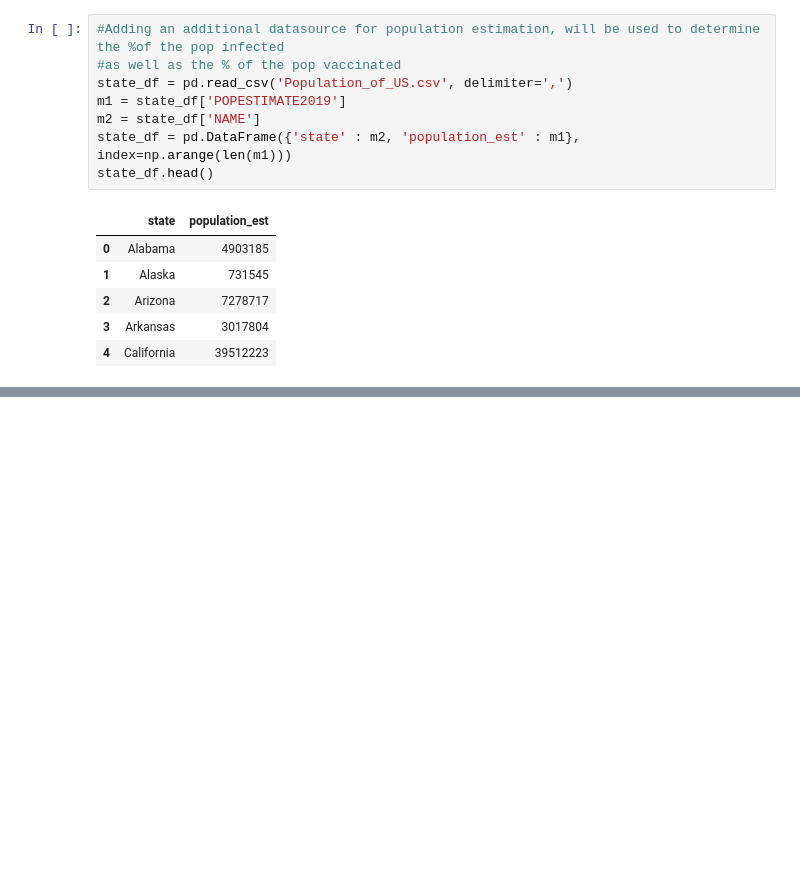
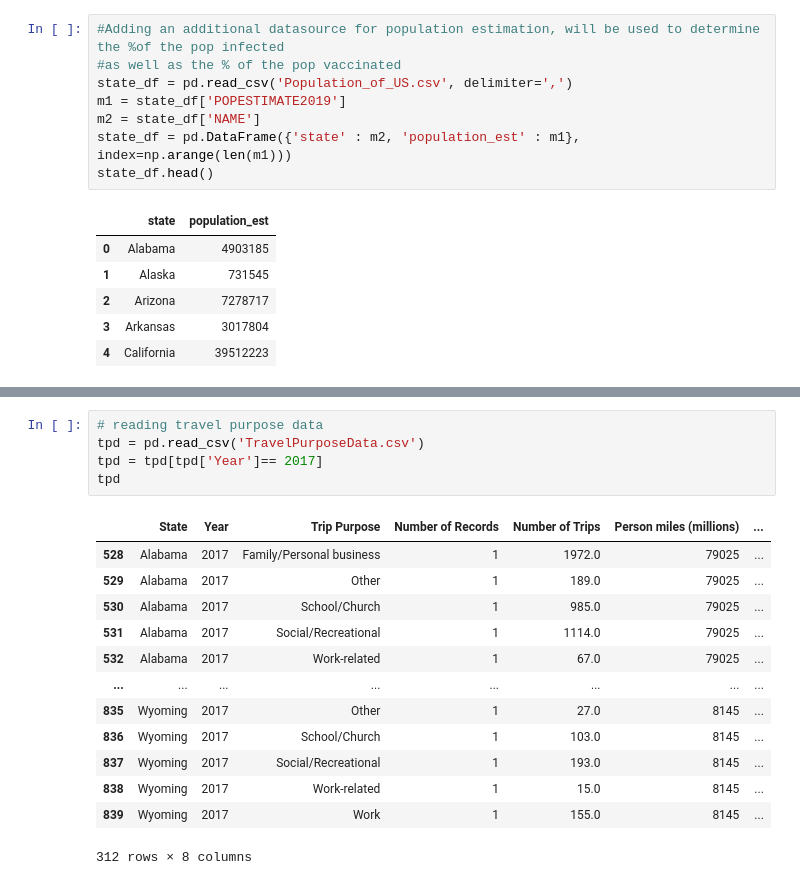
Before and after one commit to SchneiderAJ/B498proj, a Jupyter notebook: roughdraft.ipynb, the cells around one changed output, grey strips where cells are left out. Cells and saved outputs as stored; diff of their text form; blank space fills up the shorter version.

Commit message:
working on travel purpose data

```diff
--- a/roughdraft.ipynb
+++ b/roughdraft.ipynb
@@ -185,0 +207,19 @@ ychd.to_csv('condensed_travel.csv')
+# %%
+# reading travel purpose data
+tpd = pd.read_csv('TravelPurposeData.csv')
+tpd = tpd[tpd['Year']== 2017]
+tpd
+# %% [output]
+|  | State | Year | Trip Purpose | Number of Records | Number of Trips | Person miles (millions) | ... |
+| 528 | Alabama | 2017 | Family/Personal business | 1 | 1972.0 | 79025 | ... |
+| 529 | Alabama | 2017 | Other | 1 | 189.0 | 79025 | ... |
+| 530 | Alabama | 2017 | School/Church | 1 | 985.0 | 79025 | ... |
+| 531 | Alabama | 2017 | Social/Recreational | 1 | 1114.0 | 79025 | ... |
+| 532 | Alabama | 2017 | Work-related | 1 | 67.0 | 79025 | ... |
+| ... | ... | ... | ... | ... | ... | ... | ... |
+| 835 | Wyoming | 2017 | Other | 1 | 27.0 | 8145 | ... |
+| 836 | Wyoming | 2017 | School/Church | 1 | 103.0 | 8145 | ... |
+| 837 | Wyoming | 2017 | Social/Recreational | 1 | 193.0 | 8145 | ... |
+| 838 | Wyoming | 2017 | Work-related | 1 | 15.0 | 8145 | ... |
+| 839 | Wyoming | 2017 | Work | 1 | 155.0 | 8145 | ... |
+312 rows × 8 columns
```
Also changed, not shown: parts of 6 cells of this notebook, 1 other file.
